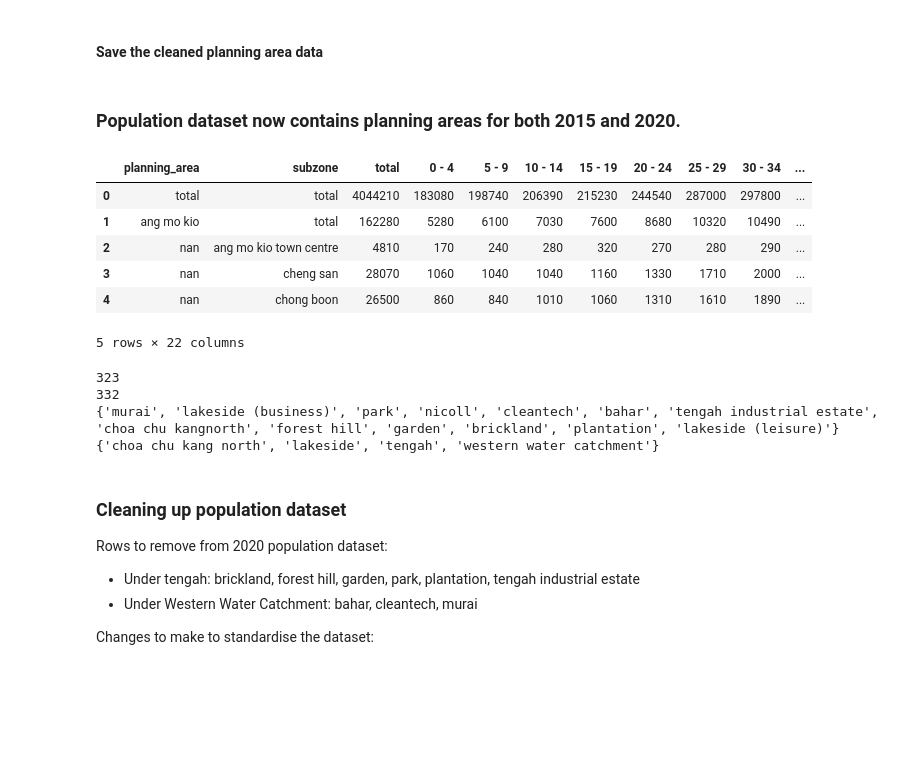
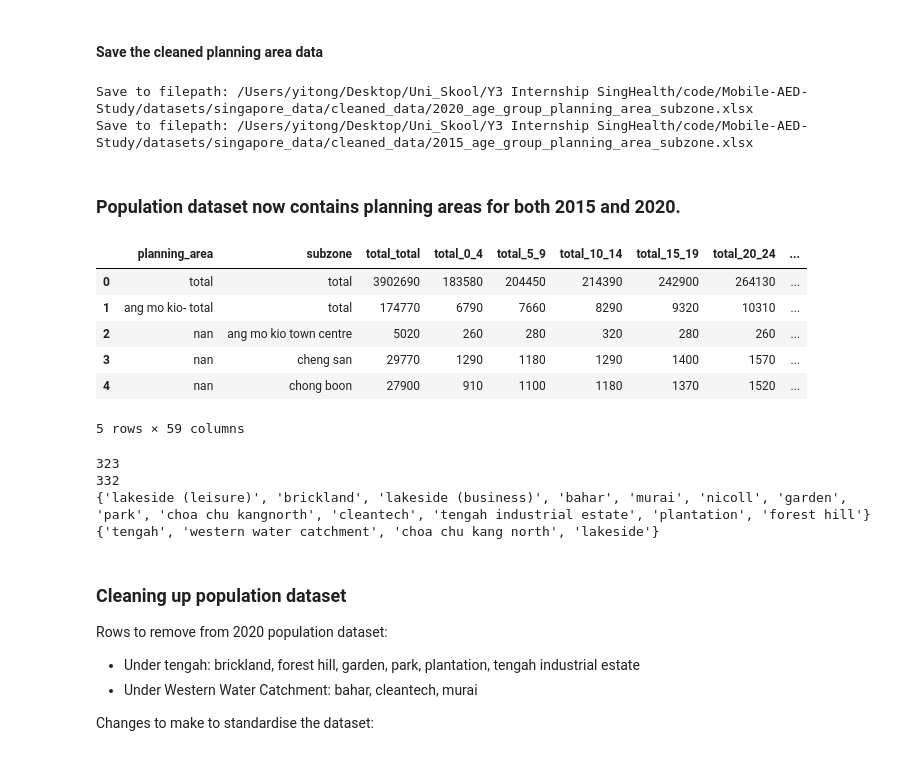
Before and after one commit to axellee1994/AED-OHCA, a Jupyter notebook: src/scripts/onemap_singstat_data/changes_in_population.ipynb, the cells around one changed output. Saved outputs shown, nothing was run; the diff lists cells and outputs as text; code cells hidden in the pictures; blank space fills up the shorter version.

```diff
--- a/src/scripts/onemap_singstat_data/changes_in_population.ipynb
+++ b/src/scripts/onemap_singstat_data/changes_in_population.ipynb
@@ -99,10 +161,10 @@ region_boundary_2019
 | 3 | kml_4 | <center><table><tr><th colspan='2... | EAST REGION | MULTIPOLYGON Z (((104.07166 1.291... |
 | 4 | kml_5 | <center><table><tr><th colspan='2... | CENTRAL REGION | MULTIPOLYGON Z (((103.83604 1.212... |
 # %%
-population_2015_filepath = Path(BASE_DATASET_PATH / "singapore_data/data_gov/2015ResidentPopulationbyPlanningAreaSubzoneAgeGroup.csv")
+population_2015_filepath = Path(BASE_DATASET_PATH / "singapore_data/data_gov/2015_age_group_subzone_edited.xlsx")
 population_2020_filepath = Path(BASE_DATASET_PATH / "singapore_data/singstat/2020_age_group_subzone_shorten.xlsx")
 
-population_2015_df = pd.read_csv(population_2015_filepath)
+population_2015_df = pd.read_excel(population_2015_filepath, usecols = lambda column: not column.startswith('Unnamed:'))
 population_2020_df = pd.read_excel(population_2020_filepath, sheet_name = "planning_area")
 
 # make the column names all lower case
@@ -113,10 +175,9 @@ population_2020_df.columns = [x.lower() for x in population_2020_df.columns]
 population_2015_df = population_2015_df.apply(lambda x: x.astype(str).str.lower())
 population_2020_df = population_2020_df.apply(lambda x: x.astype(str).str.lower())
 # removing "\n"
-population_2015_df['number'] = population_2015_df['number'].str.replace(r'\n', '', regex=True)
+population_2015_df['planning_area'] = population_2015_df['planning_area'].str.replace(r'\n', '', regex=True)
 population_2020_df['planning_area'] = population_2020_df['planning_area'].str.replace(r'\n', '', regex=True)
 
-
 population_2020_df.shape
 # %% [output]
 (56, 21)
@@ -171,35 +271,25 @@ population_2020_df['planning_area'] = population_2020_df['planning_area'].map(ar
 # %% [markdown]
 #### Save the cleaned planning area data
 # %%
-population_2015_filepath = Path(BASE_DATASET_PATH / "singapore_data/cleaned_data/2015_age_group_gender_subzone.csv")
-population_2020_filepath = Path(BASE_DATASET_PATH / "singapore_data/cleaned_data/2020_age_group_subzone.xlsx")
+population_2015_filepath = Path(BASE_DATASET_PATH / "singapore_data/cleaned_data/2015_age_group_planning_area_subzone.xlsx")
+population_2020_filepath = Path(BASE_DATASET_PATH / "singapore_data/cleaned_data/2020_age_group_planning_area_subzone.xlsx")
 
-## saving 2020 dataset to cleaned_data folder
-if population_2020_filepath.exists():
-    excel_mode = 'a'
-    writer_kwargs = {'mode': excel_mode, 'if_sheet_exists': 'replace'} # Crucial: tells pandas to overwrite this specific sheet
-    # print(f"File exists. Opening in APPEND mode ('{excel_mode}').")
-else:
-    excel_mode = 'w'
-    writer_kwargs = {'mode': excel_mode}
-    # print(f"File does not exist. Opening in WRITE mode ('{excel_mode}') to create it.")
+# Handle String Representations: Replace all strings that look like missing values
+population_2020_df = (
+    population_2020_df.replace(MISSING_VALUES, np.nan, regex=False))
 
-sheet_name_to_update = "planning_area"
-# select which sheet in the excel file to save to
-with pd.ExcelWriter(
-    population_2020_filepath,
-    engine='openpyxl',
-    **writer_kwargs # Unpack the dictionary of arguments
-) as writer:
-    # Write the DataFrame to the specified sheet
-    population_2020_df.to_excel(
-        writer,
-        sheet_name=sheet_name_to_update,
-        index=False # Set to True if you want to save the DataFrame index
-    )
+planning_area_2015 = (
+    planning_area_2015.replace(MISSING_VALUES, np.nan, regex=False))
 
-## saving 2015 dataset to cleaned_data folder
-population_2015_df.to_csv(population_2015_filepath, index = False)
+convert_cols_to_int(population_2020_df)
+convert_cols_to_int(planning_area_2015)
+
+save_to_excel_with_multiple_sheets(population_2020_df, population_2020_filepath, "planning_area")
+
+save_to_excel_with_multiple_sheets(planning_area_2015, population_2015_filepath, "planning_area")
+# %% [output]
+Save to filepath: /Users/yitong/Desktop/Uni_Skool/Y3 Internship SingHealth/code/Mobile-AED-Study/datasets/singapore_data/cleaned_data/2020_age_group_planning_area_subzone.xlsx
+Save to filepath: /Users/yitong/Desktop/Uni_Skool/Y3 Internship SingHealth/code/Mobile-AED-Study/datasets/singapore_data/cleaned_data/2015_age_group_planning_area_subzone.xlsx
 # %% [markdown]
 ### Population dataset now contains planning areas for both 2015 and 2020.
 # %%
@@ -224,15 +314,15 @@ population_by_subzone_2020['subzone'] = population_by_subzone_2020['subzone'].st
 # use the partially cleaned 2015 data from above
 population_by_subzone_2015 = population_2015_df.copy()
 # %%
-population_by_subzone_2020.head()
+population_by_subzone_2015.head()
 # %% [output]
-|  | planning_area | subzone | total | 0 - 4 | 5 - 9 | 10 - 14 | 15 - 19 | 20 - 24 | 25 - 29 | 30 - 34 | ... |
-| 0 | total | total | 4044210 | 183080 | 198740 | 206390 | 215230 | 244540 | 287000 | 297800 | ... |
-| 1 | ang mo kio | total | 162280 | 5280 | 6100 | 7030 | 7600 | 8680 | 10320 | 10490 | ... |
-| 2 | nan | ang mo kio town centre | 4810 | 170 | 240 | 280 | 320 | 270 | 280 | 290 | ... |
-| 3 | nan | cheng san | 28070 | 1060 | 1040 | 1040 | 1160 | 1330 | 1710 | 2000 | ... |
-| 4 | nan | chong boon | 26500 | 860 | 840 | 1010 | 1060 | 1310 | 1610 | 1890 | ... |
+|  | planning_area | subzone | total_total | total_0_4 | total_5_9 | total_10_14 | total_15_19 | total_20_24 | ... |
+| 0 | total | total | 3902690 | 183580 | 204450 | 214390 | 242900 | 264130 | ... |
+| 1 | ang mo kio- total | total | 174770 | 6790 | 7660 | 8290 | 9320 | 10310 | ... |
+| 2 | nan | ang mo kio town centre | 5020 | 260 | 280 | 320 | 280 | 260 | ... |
+| 3 | nan | cheng san | 29770 | 1290 | 1180 | 1290 | 1400 | 1570 | ... |
+| 4 | nan | chong boon | 27900 | 910 | 1100 | 1180 | 1370 | 1520 | ... |
-5 rows × 22 columns
+5 rows × 59 columns
 # %%
 def compare_subzones_rows(df_one, df_one_column: str, df_two, df_two_column: str):
     """
@@ -274,15 +370,15 @@ def compare_subzones_rows(df_one, df_one_column: str, df_two, df_two_column: str
 
     return missing_areas_of_first_subzone, missing_areas_of_second_subzone
 # %%
-missing_areas_of_subzone_2015, missing_areas_of_subzone_2020 = compare_subzones_rows(population_by_subzone_2015, "number", population_by_subzone_2020, "subzone")
+missing_areas_of_subzone_2015, missing_areas_of_subzone_2020 = compare_subzones_rows(population_by_subzone_2015, "subzone", population_by_subzone_2020, "subzone")
 
 print(missing_areas_of_subzone_2015)
 print(missing_areas_of_subzone_2020)
 # %% [output]
 323
 332
-{'murai', 'lakeside (business)', 'park', 'nicoll', 'cleantech', 'bahar', 'tengah industrial estate', 'choa chu kangnorth', 'forest hill', 'garden', 'brickland', 'plantation', 'lakeside (leisure)'}
-{'choa chu kang north', 'lakeside', 'tengah', 'western water catchment'}
+{'lakeside (leisure)', 'brickland', 'lakeside (business)', 'bahar', 'murai', 'nicoll', 'garden', 'park', 'choa chu kangnorth', 'cleantech', 'tengah industrial estate', 'plantation', 'forest hill'}
+{'tengah', 'western water catchment', 'choa chu kang north', 'lakeside'}
 # %% [markdown]
 ### Cleaning up population dataset
 Rows to remove from 2020 population dataset:
```
Also changed, not shown: parts of 26 cells of this notebook, 11 other files.
